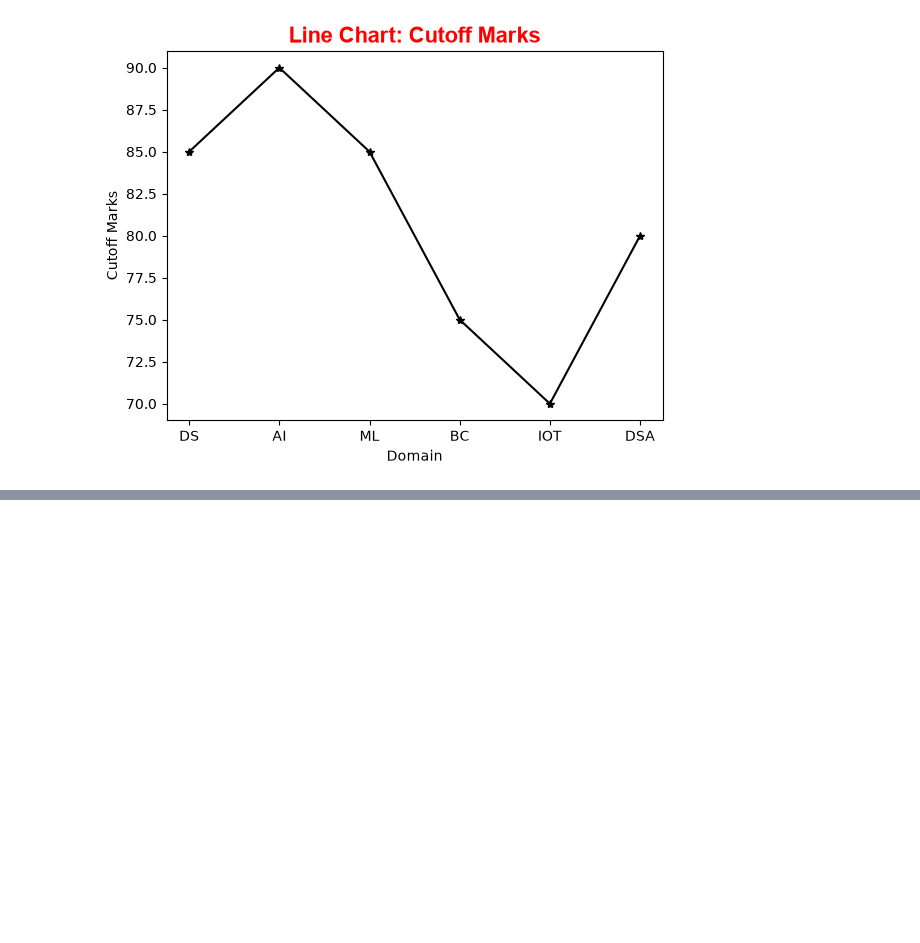
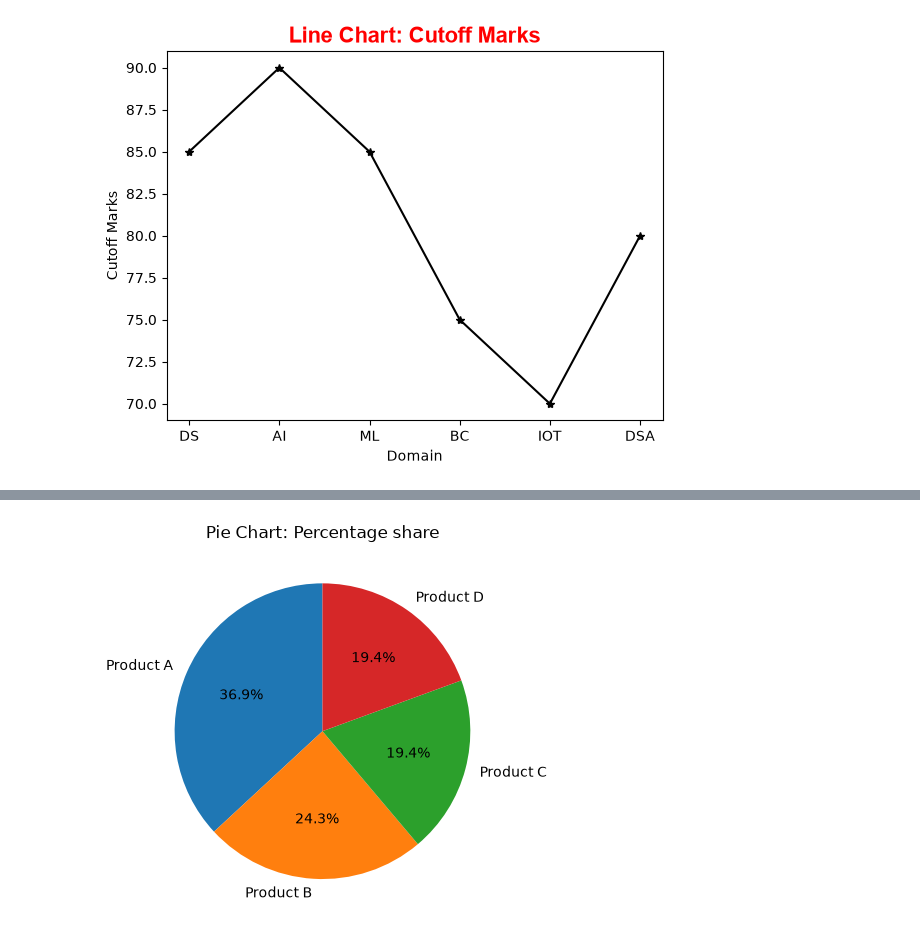
Before and after one commit to BatteryOrVansh/PythonHustle, a Jupyter notebook: Summer_Internship_Training/Visualization/matplot_visualization.ipynb, the cells around one changed output, grey strips where cells are left out. Saved outputs shown, nothing was run; the diff lists cells and outputs as text; code cells hidden in the pictures; blank space fills up the shorter version.

Commit message:
add pie chart

```diff
--- a/Summer_Internship_Training/Visualization/matplot_visualization.ipynb
+++ b/Summer_Internship_Training/Visualization/matplot_visualization.ipynb
@@ -87,0 +88,11 @@ plt.show()
+# %%
+#3. Pie chart - show percentage
+
+labels = ["Product A", "Product B", "Product C", "Product D"]
+sizes = [38,25,20,20]
+
+plt.pie(sizes, labels=labels, autopct="%1.1f%%", startangle=90)
+plt.title("Pie Chart: Percentage share")
+plt.show()
+# %% [output]
+[figure, added]
```
Also changed, not shown: parts of 1 cell of this notebook.
